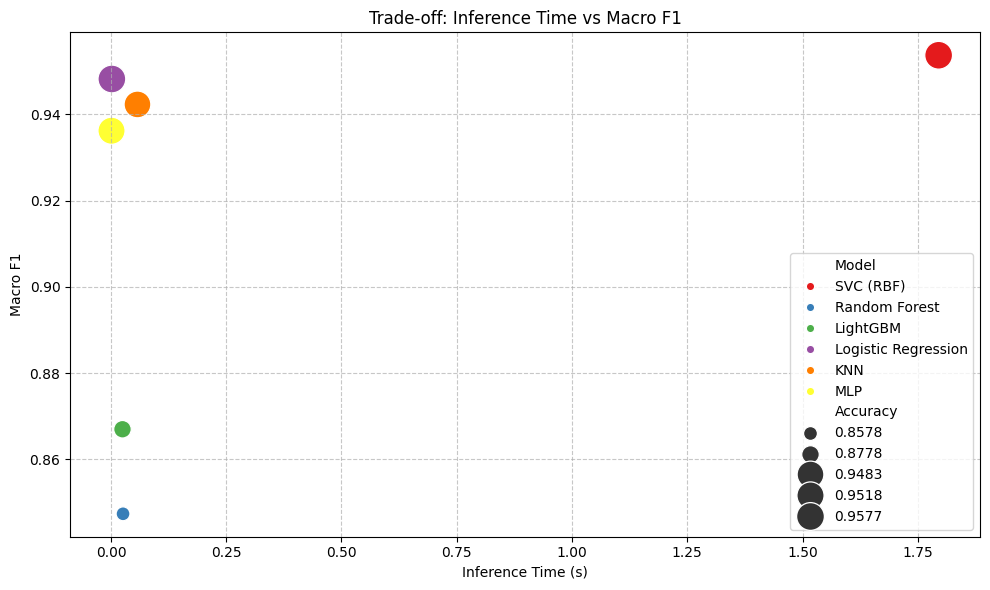
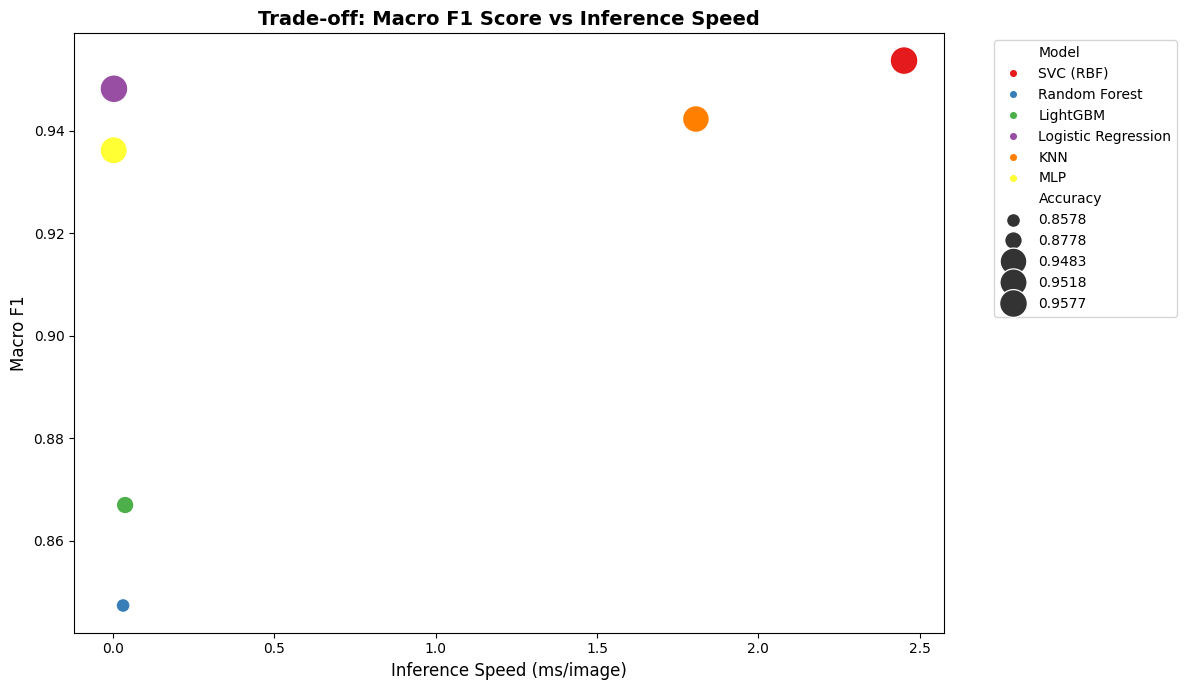
The change to this notebook cell's code, shown as a diff; its figure went from the first image to the second:
--- before
+++ after
@@ -36,7 +36,9 @@
 plt.show()
 
-plt.figure(figsize=(10, 6))
+import seaborn as sns
+
+plt.figure(figsize=(12, 7))
 sns.scatterplot(
-    x='Inference Time (s)', 
+    x='Inference Speed (ms/image)', 
     y='Macro F1', 
     hue='Model', 
@@ -46,6 +48,14 @@
     palette='Set1'
 )
-plt.title('Trade-off: Inference Time vs Macro F1')
-plt.grid(True, linestyle='--', alpha=0.7)
+
+plt.title('Trade-off: Macro F1 Score vs Inference Speed', fontsize=14, fontweight='bold')
+plt.ylabel('Macro F1', fontsize=12)
+plt.xlabel('Inference Speed (ms/image)', fontsize=12)
+
+plt.legend(bbox_to_anchor=(1.05, 1), loc='upper left')
 plt.tight_layout()
+
+tradeoff_chart_path = os.path.join(figures_dir, 'M05_f1_vs_inference_speed.png')
+plt.savefig(tradeoff_chart_path, dpi=300)
+print(f"[V] Saved Trade-off chart to: {tradeoff_chart_path}")
 plt.show()

Commit: Feat: Phase3: Write paper